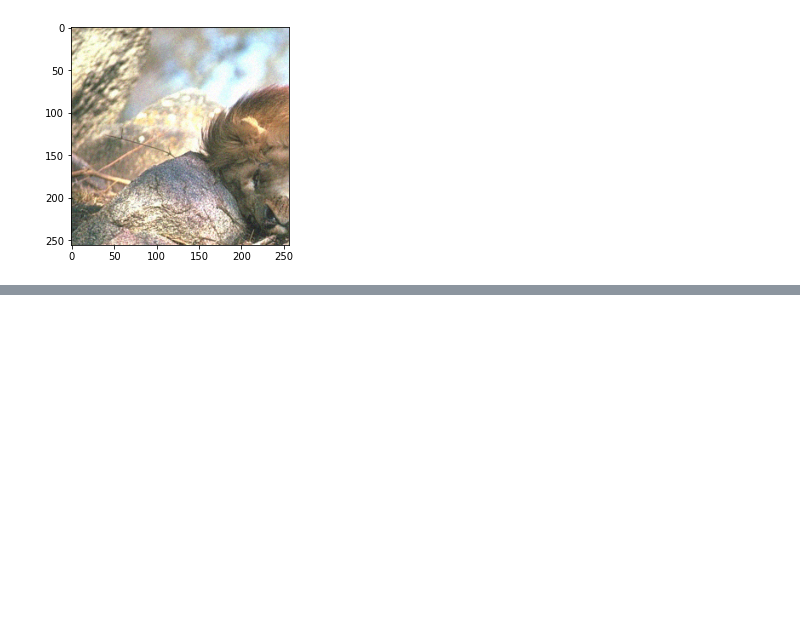
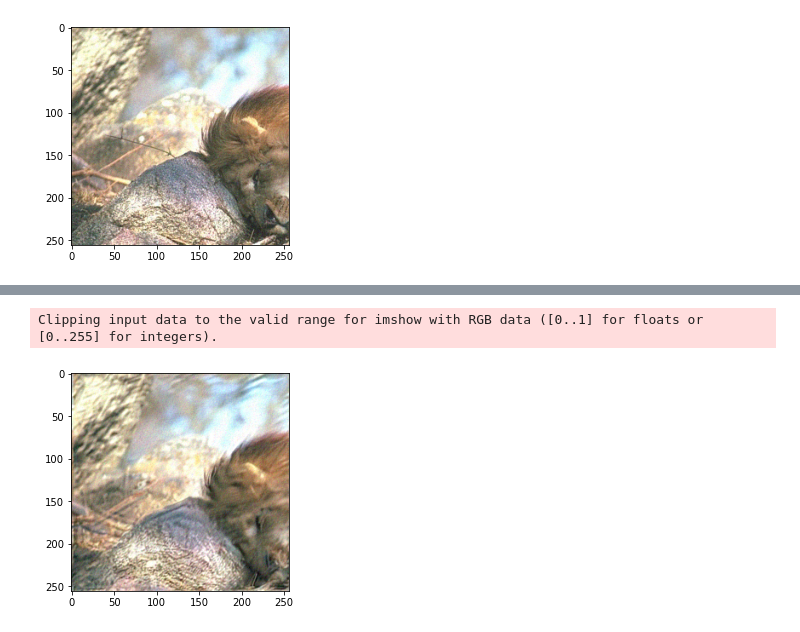
Before and after one commit to zihaozou/potential, a Jupyter notebook: test.ipynb, the cells around one changed output, grey strips where cells are left out. Saved outputs shown, nothing was run; the diff lists cells and outputs as text; code cells hidden in the pictures; blank space fills up the shorter version.

```diff
--- a/test.ipynb
+++ b/test.ipynb
@@ -49,0 +89,24 @@ psnr(X[0,:,:,:].detach().permute(1,2,0).numpy(),Xdenoise[0,:,:,:].detach().permu
+# %%
+relative_diff_F_min=1e-6
+diff_F=1
+F_old=1
+maxitr=30
+i=0
+lamb=0.1
+tau=10.0
+x=X0
+while i < maxitr:
+
+
+    sigma_denoiser = 13.770
+
+    x_old = x
+
+    #Denoising of x_old and calculation of F_old
+    x=model(x_old,sigma_denoiser,False)
+    i+=1
+plt.imshow(x[0,:,:,:].detach().permute(1,2,0).cpu().numpy())
+plt.show()
+# %% [output]
+Clipping input data to the valid range for imshow with RGB data ([0..1] for floats or [0..255] for integers).
+[figure, added]
```
Also changed, not shown: parts of 18 cells of this notebook, 4 other files.
